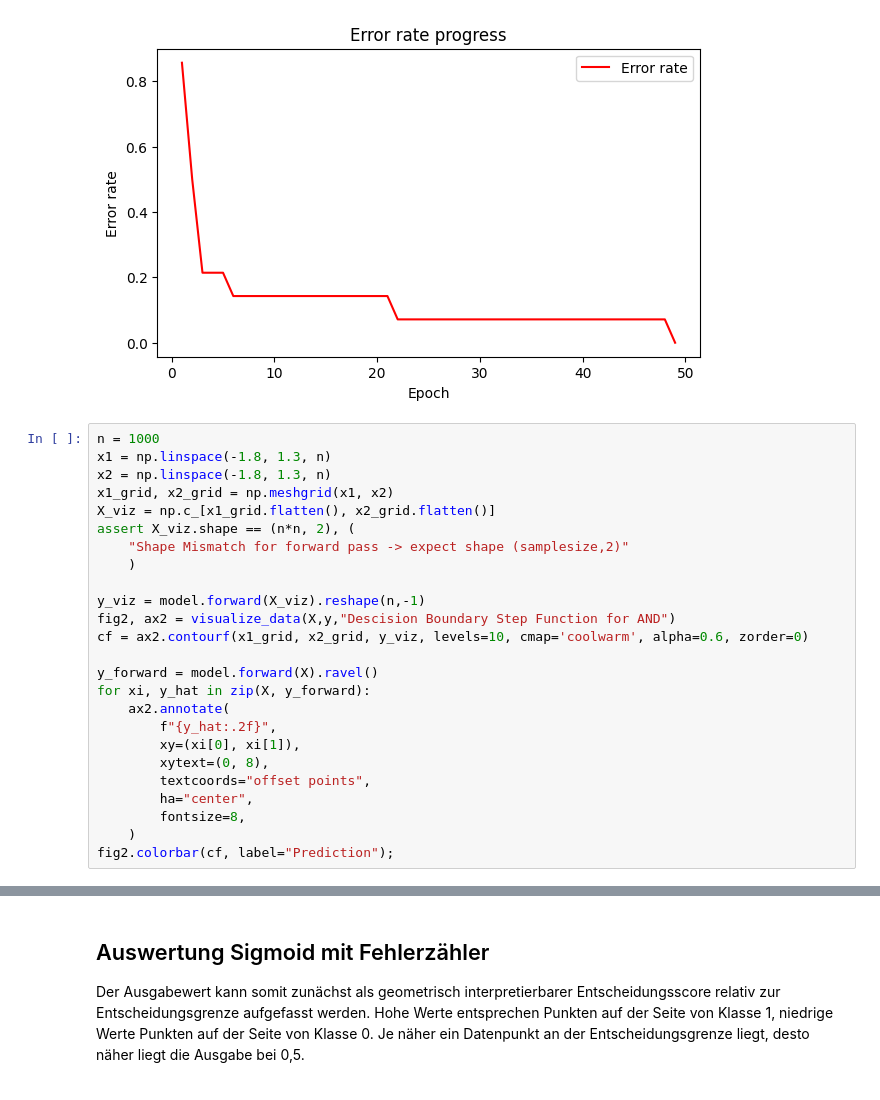
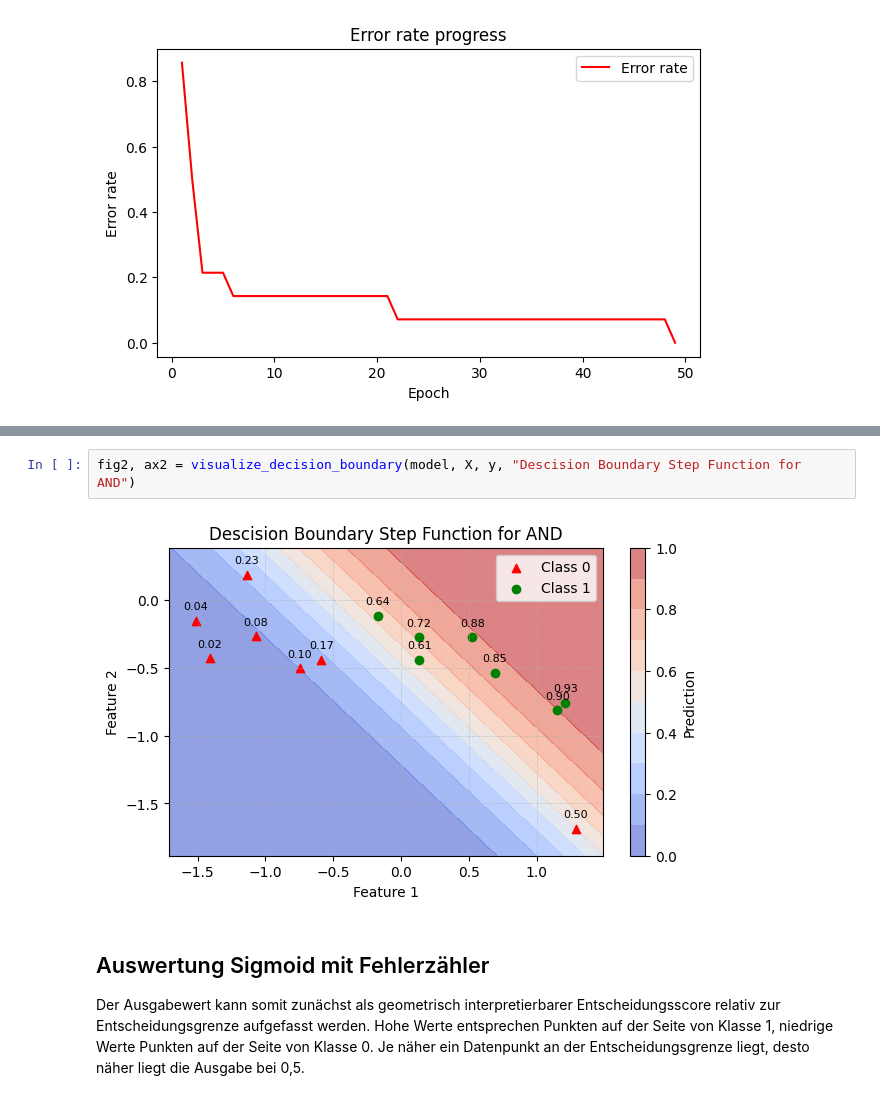
Before and after one commit to red-apple38/understanding-deep-learning, a Jupyter notebook: docs/beginner/Logistic_perceptron.ipynb, the cells around one changed output, grey strips where cells are left out. Cells and saved outputs as stored; diff of their text form.

```diff
--- a/docs/beginner/Logistic_perceptron.ipynb
+++ b/docs/beginner/Logistic_perceptron.ipynb
@@ -120,28 +121,3 @@ fig2, ax2 = perceptron.visualize_training(error_history)
 # %% [output]
 Solution in Epoch 48
 [figure]
-# %%
-n = 1000
-x1 = np.linspace(-1.8, 1.3, n)
-x2 = np.linspace(-1.8, 1.3, n)
-x1_grid, x2_grid = np.meshgrid(x1, x2)
-X_viz = np.c_[x1_grid.flatten(), x2_grid.flatten()]
-assert X_viz.shape == (n*n, 2), (
-    "Shape Mismatch for forward pass -> expect shape (samplesize,2)"
-    )
-
-y_viz = model.forward(X_viz).reshape(n,-1)
-fig2, ax2 = visualize_data(X,y,"Descision Boundary Step Function for AND")
-cf = ax2.contourf(x1_grid, x2_grid, y_viz, levels=10, cmap='coolwarm', alpha=0.6, zorder=0)
-
-y_forward = model.forward(X).ravel()
-for xi, y_hat in zip(X, y_forward):
-    ax2.annotate(
-        f"{y_hat:.2f}",
-        xy=(xi[0], xi[1]),
-        xytext=(0, 8),
-        textcoords="offset points",
-        ha="center",
-        fontsize=8,
-    )
-fig2.colorbar(cf, label="Prediction");
@@ -150,3 +222,7 @@ fig2.colorbar(cf, label="Prediction");
+# %%
+fig2, ax2 = visualize_decision_boundary(model, X, y, "Descision Boundary Step Function for AND")
+# %% [output]
+[figure, added]
 # %% [markdown]
 ## Auswertung Sigmoid mit Fehlerzähler
 Der Ausgabewert kann somit zunächst als geometrisch interpretierbarer Entscheidungsscore relativ zur Entscheidungsgrenze aufgefasst werden. Hohe Werte entsprechen Punkten auf der Seite von Klasse 1, niedrige Werte Punkten auf der Seite von Klasse 0. Je näher ein Datenpunkt an der Entscheidungsgrenze liegt, desto näher liegt die Ausgabe bei 0,5.
```
Also changed, not shown: parts of 51 cells of this notebook, 2 other files.
